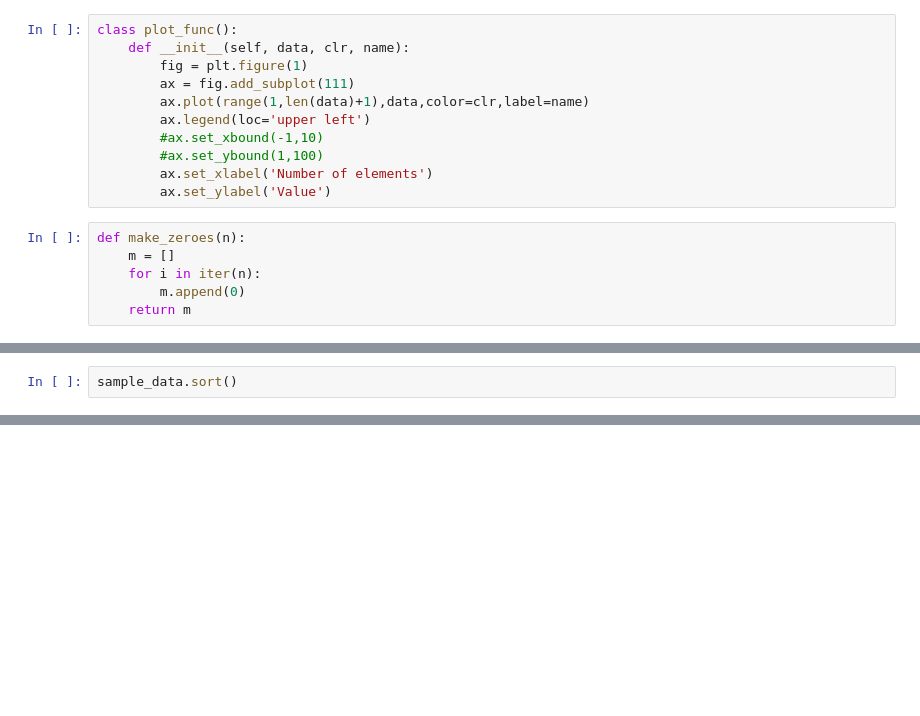
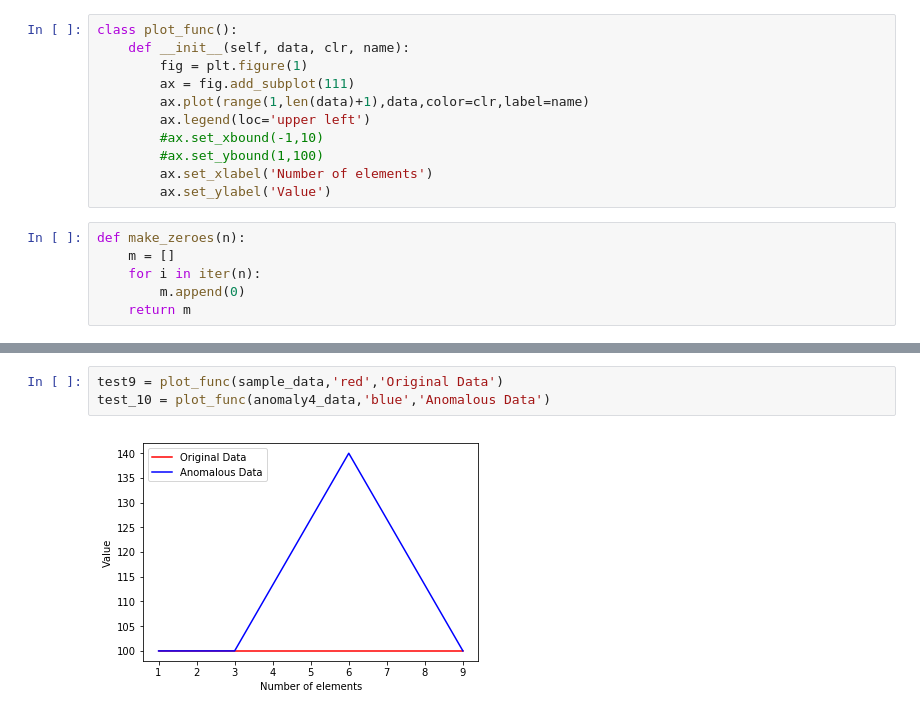
Before and after one commit to arunna09/AnomalyDetection, a Jupyter notebook: Notebooks/Anomaly_injection_2.ipynb, the cells around one changed output, grey strips where cells are left out. Drawn from its saved outputs; the diff is of its cells as text; blank space fills up the shorter version.

```diff
--- a/Notebooks/Anomaly_injection_2.ipynb
+++ b/Notebooks/Anomaly_injection_2.ipynb
@@ -106,2 +127,0 @@ test4 = plot_func(anomaly3_data,'cyan','Anomalous Data')
-# %%
-sample_data.sort()
@@ -111,0 +133,5 @@ sample_data
+# %%
+test9 = plot_func(sample_data,'red','Original Data')
+test_10 = plot_func(anomaly4_data,'blue','Anomalous Data')
+# %% [output]
+[figure, added]
```
Also changed, not shown: parts of 16 cells of this notebook, 11 other files.
